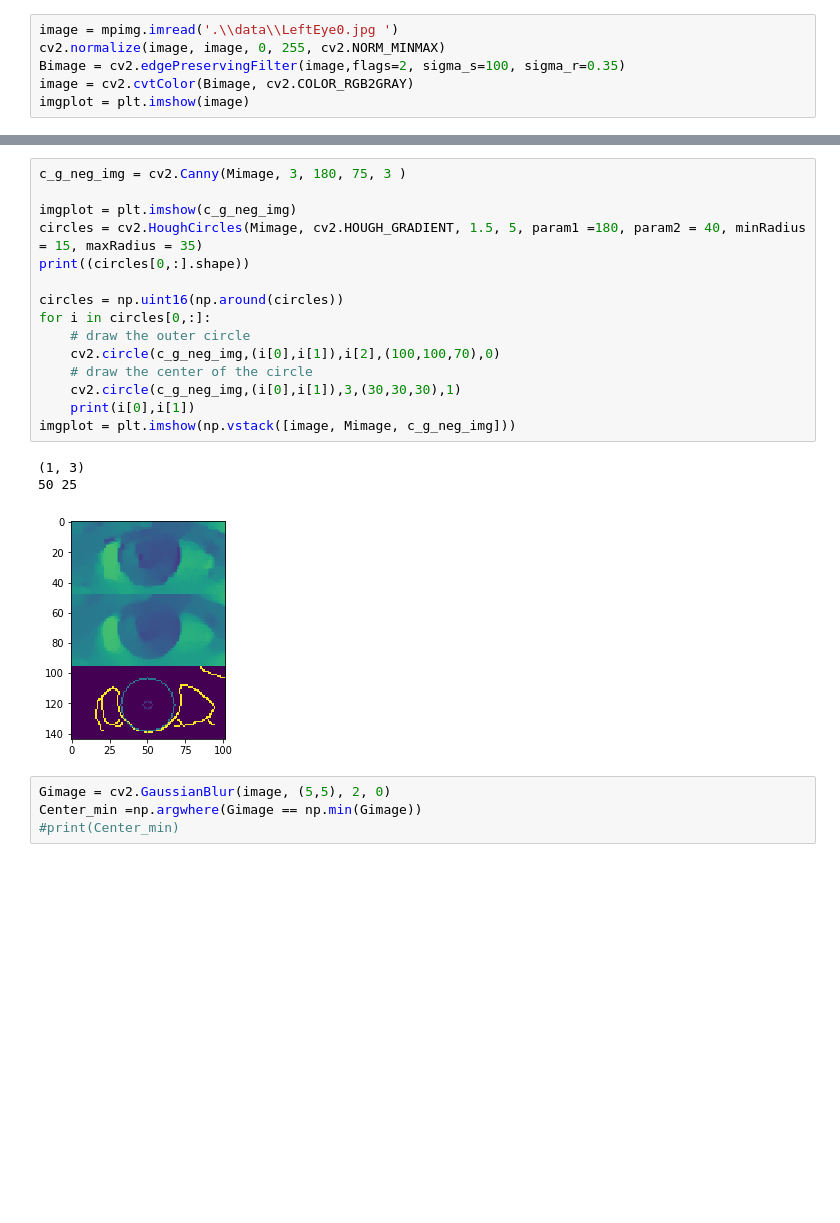
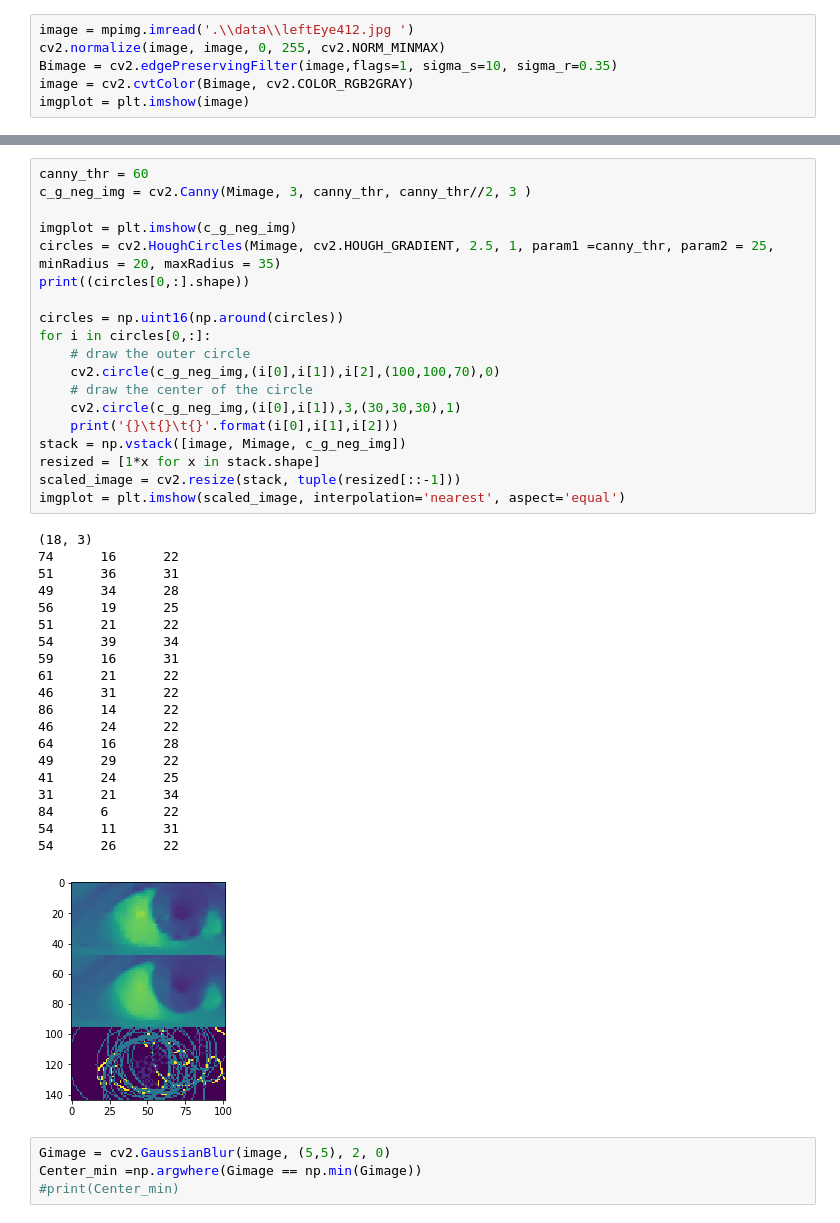
Before and after one commit to Rompil/EyeTrackingForSB, a Jupyter notebook: test for one eye.ipynb, the cells around one changed output, grey strips where cells are left out. Cells and saved outputs as stored; diff of their text form; blank space fills up the shorter version.

Commit message:
just an ordinary test notebook for tuning parameters.

```diff
--- a/test for one eye.ipynb
+++ b/test for one eye.ipynb
@@ -4,9 +6,9 @@ import matplotlib.image as mpimg
 import numpy as np
 import cv2
 # %%
-image = mpimg.imread('.\\data\\LeftEye0.jpg ')
+image = mpimg.imread('.\\data\\leftEye412.jpg ')
 cv2.normalize(image, image, 0, 255, cv2.NORM_MINMAX)
-Bimage = cv2.edgePreservingFilter(image,flags=2, sigma_s=100, sigma_r=0.35)
+Bimage = cv2.edgePreservingFilter(image,flags=1, sigma_s=10, sigma_r=0.35)
 image = cv2.cvtColor(Bimage, cv2.COLOR_RGB2GRAY)
 imgplot = plt.imshow(image)
 # %% [output]
@@ -18,22 +22,43 @@ imgplot = plt.imshow(Mimage)
 # %%
-c_g_neg_img = cv2.Canny(Mimage, 3, 180, 75, 3 )
+canny_thr = 60
+c_g_neg_img = cv2.Canny(Mimage, 3, canny_thr, canny_thr//2, 3 )
 
 imgplot = plt.imshow(c_g_neg_img)
-circles = cv2.HoughCircles(Mimage, cv2.HOUGH_GRADIENT, 1.5, 5, param1 =180, param2 = 40, minRadius = 15, maxRadius = 35)
+circles = cv2.HoughCircles(Mimage, cv2.HOUGH_GRADIENT, 2.5, 1, param1 =canny_thr, param2 = 25, minRadius = 20, maxRadius = 35)
 print((circles[0,:].shape))
 
 circles = np.uint16(np.around(circles))
 for i in circles[0,:]:
     # draw the outer circle
     cv2.circle(c_g_neg_img,(i[0],i[1]),i[2],(100,100,70),0)
     # draw the center of the circle
     cv2.circle(c_g_neg_img,(i[0],i[1]),3,(30,30,30),1)
-    print(i[0],i[1])
-imgplot = plt.imshow(np.vstack([image, Mimage, c_g_neg_img]))
+    print('{}\t{}\t{}'.format(i[0],i[1],i[2]))
+stack = np.vstack([image, Mimage, c_g_neg_img])
+resized = [1*x for x in stack.shape]
+scaled_image = cv2.resize(stack, tuple(resized[::-1]))
+imgplot = plt.imshow(scaled_image, interpolation='nearest', aspect='equal')
 # %% [output]
-(1, 3)
-50 25
+(18, 3)
+74      16      22
+51      36      31
+49      34      28
+56      19      25
+51      21      22
+54      39      34
+59      16      31
+61      21      22
+46      31      22
+86      14      22
+46      24      22
+64      16      28
+49      29      22
+41      24      25
+31      21      34
+84      6       22
+54      11      31
+54      26      22
-[figure, old version]
+[figure, new version]
 # %%
 Gimage = cv2.GaussianBlur(image, (5,5), 2, 0)
 Center_min =np.argwhere(Gimage == np.min(Gimage))
```
Also changed, not shown: parts of 4 cells of this notebook.
